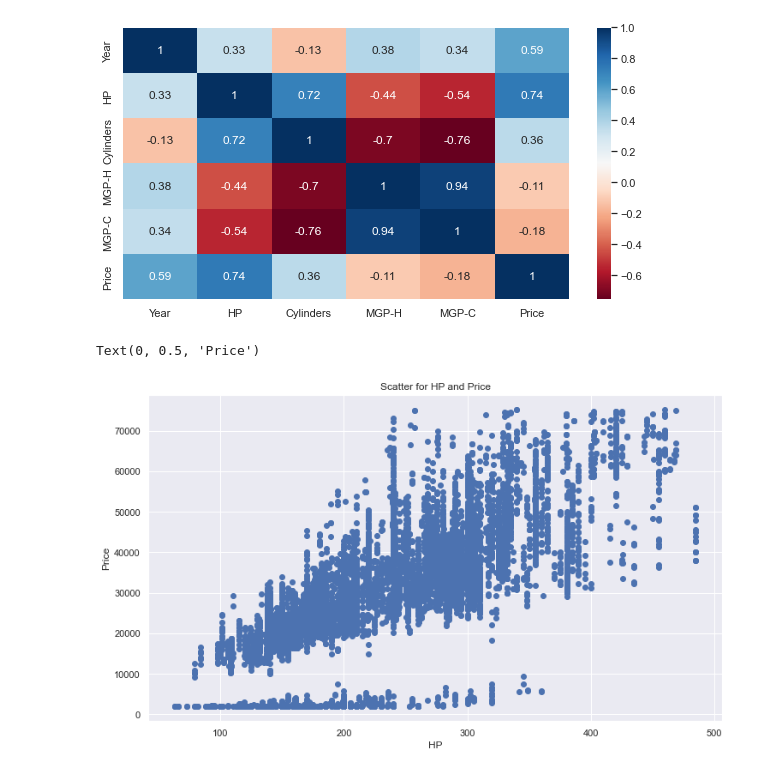
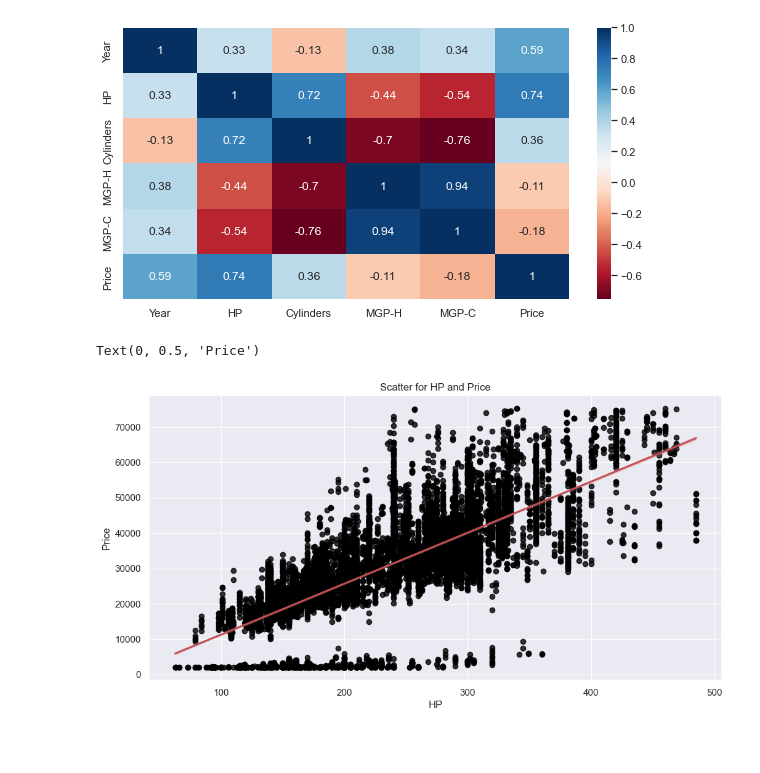
Before and after one commit to sachink1712/Exploratory-data-analysis-on-car-features, a Jupyter notebook: Car features EDA.ipynb, the cells around one changed output. Cells and saved outputs as stored; diff of their text form; code cells hidden in the pictures; blank space fills up the shorter version.

```diff
--- a/Car features EDA.ipynb
+++ b/Car features EDA.ipynb
@@ -239,11 +260,11 @@ sns.heatmap(c,cmap='RdBu',annot=True)
 <AxesSubplot:>
 [figure]
 # %%
-plt.figure(figsize=(12,7))
-plt.scatter(df6['HP'],df6['Price'])
+plt.figure(figsize=(12,6))
+sns.regplot(x='HP', y='Price', data=df6, scatter_kws={'color':'black'}, line_kws={'color':'r'})
 plt.title('Scatter for HP and Price')
 plt.xlabel('HP')
 plt.ylabel('Price')
 # %% [output]
 Text(0, 0.5, 'Price')
-[figure, old version]
+[figure, new version]
```
Also changed, not shown: parts of 28 cells of this notebook.
